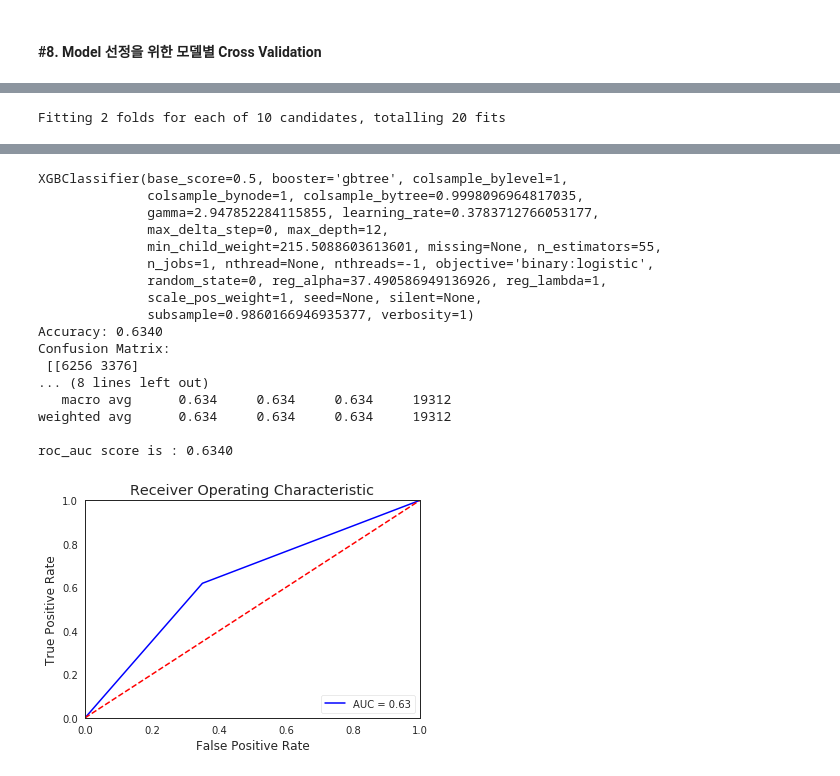
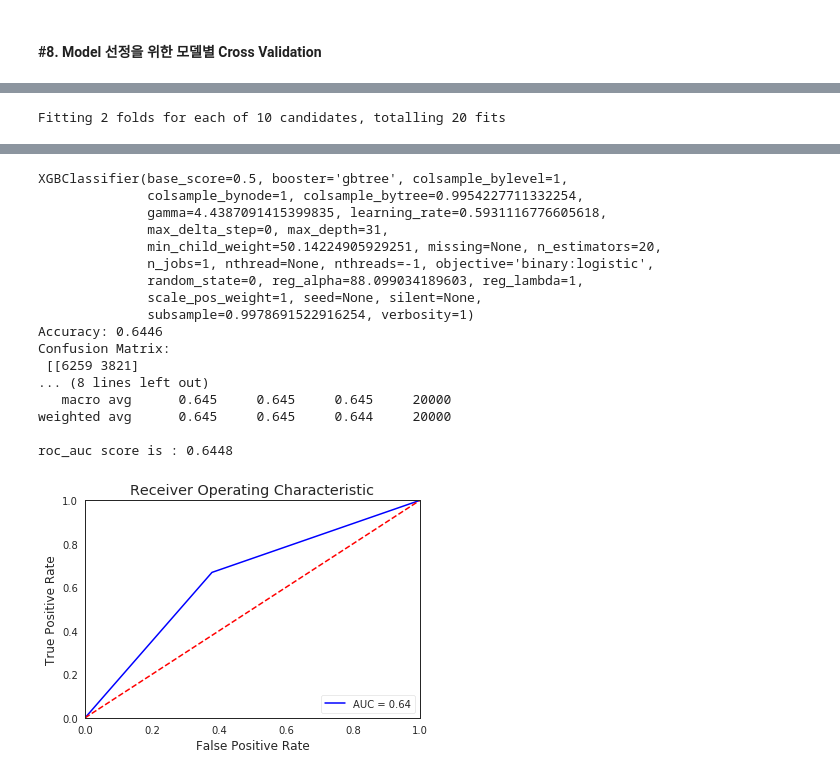
Before and after one commit to jaehyun0220/Colab, a Jupyter notebook: SDS_PublicData_8.ipynb, the cells around one changed output, grey strips where cells are left out. Drawn from its saved outputs; the diff is of its cells as text; code cells hidden in the pictures.

```diff
--- a/SDS_PublicData_8.ipynb
+++ b/SDS_PublicData_8.ipynb
@@ -473,7 +388,7 @@ df_sample.drop(columns=del_num_trans_cols, axis=1, inplace=True)
 ##### #5-3. 내부 수치형 변수 정규화
 # %%
 # 수치형 변수들 중 분포 이슈로 log 값을 취할 필요 있는 변수들 추출
-num_ln_target_features = ['sight_l', 'sight_r', 'AST','ALT']
+num_ln_target_features = ['sight_l', 'sight_r', 'AST','ALT', 'bs_before','serum_creatinine','GammaGTP','tot_cholesterol', 'triglycerides']
 
 # Feature Engineering의 일환으로 Log 값 취한 뒤 Normalization을 하여 변수명 + LN (lognorm)으로 열 추가 후 그래프 다시 그림
 num_ln_cols = list(map(lambda x: "LN_"+str(x), num_ln_target_features))
@@ -996,15 +955,19 @@ print(lda_clf)
 # GridSearch 이전 기본 모델 출력
 result_summary(lda_clf, test_x, test_y)
 
-param_grid = {'solver':['svd','lsqr'],
-              }
-grid_lda_clf = GridSearchCV(lda_clf, param_grid)
 
-grid_lda_clf.fit(train_x, train_y)
-print(grid_lda_clf.best_estimator_)
+# RandomizedSearchCV 결과 Accuracy: 0.6435로 동일하여 아래 코드 수행 안함
+# params = {
+#            "solver":['svd', 'lsqr'],
+#            "tol": st.uniform(1.0e-5, 1.0e-3),
+#         }
+# rs_lad_clf = RandomizedSearchCV(lda_clf, params, n_jobs=-1, cv=3, verbose=1)
 
-# GridSearch 이후 결과 출력
-result_summary(grid_lda_clf.best_estimator_, test_x, test_y) # LDA from 0.6393 to 0.6393
+# rs_lad_clf.fit(train_x, train_y)
+# print(rs_lad_clf.best_estimator_)
+
+# # GridSearch 이후 결과 출력
+# result_summary(rs_lad_clf.best_estimator_, test_x, test_y)
 # %% [output]
 LinearDiscriminantAnalysis(n_components=None, priors=None, shrinkage=None,
                            solver='svd', store_covariance=False, tol=0.0001)
@@ -1051,26 +1018,28 @@ print(xgb_clf)
 # GridSearch 이전 기본 모델 출력
 result_summary(xgb_clf, test_x, test_y)
 
-one_to_left = st.beta(100, 1)
-from_zero_positive = st.expon(0, 50)
+# RandomizedSearchCV 결과 Accuracy: 0.6436에서 0.6446으로 성능 향상 하여 최적 파라미터 찾아 아래 코드 수행 안함
 
-params = {
-    "n_estimators": st.randint(3, 100),
-    "max_depth": st.randint(3, 40),
-    "learning_rate": st.uniform(0.05, 0.9),
-    "colsample_bytree": one_to_left,
-    "subsample": one_to_left,
-    "gamma": st.uniform(0, 10),
-    'reg_alpha': from_zero_positive,
-    "min_child_weight": from_zero_positive,
-}
+# one_to_left = st.beta(100, 1)
+# from_zero_positive = st.expon(0, 50)
 
-rand_xgb_clf = RandomizedSearchCV(xgb_clf, params, n_jobs=-1, cv=2, verbose=1)
-rand_xgb_clf.fit(train_x, train_y)
-print(rand_xgb_clf.best_estimator_)
+# params = {
+#     "n_estimators": st.randint(3, 100),
+#     "max_depth": st.randint(3, 40),
+#     "learning_rate": st.uniform(0.05, 0.9),
+#     "colsample_bytree": one_to_left,
+#     "subsample": one_to_left,
+#     "gamma": st.uniform(0, 10),
+#     'reg_alpha': from_zero_positive,
+#     "min_child_weight": from_zero_positive,
+# }
 
-# GridSearch 이후 결과 출력
-result_summary(rand_xgb_clf.best_estimator_, test_x, test_y) # LDA from 0.6377 to 0.6393
+# rand_xgb_clf = RandomizedSearchCV(xgb_clf, params, n_jobs=-1, cv=2, verbose=1)
+# rand_xgb_clf.fit(train_x, train_y)
+# print(rand_xgb_clf.best_estimator_)
+
+# # GridSearch 이후 결과 출력
+# result_summary(rand_xgb_clf.best_estimator_, test_x, test_y)
 # %% [output]
 XGBClassifier(base_score=0.5, booster='gbtree', colsample_bylevel=1,
               colsample_bynode=1, colsample_bytree=1, gamma=0,
@@ -1096,18 +1065,18 @@ Fitting 2 folds for each of 10 candidates, totalling 20 fits
 XGBClassifier(base_score=0.5, booster='gbtree', colsample_bylevel=1,
-              colsample_bynode=1, colsample_bytree=0.9998096964817035,
-              gamma=2.947852284115855, learning_rate=0.3783712766053177,
-              max_delta_step=0, max_depth=12,
-              min_child_weight=215.5088603613601, missing=None, n_estimators=55,
+              colsample_bynode=1, colsample_bytree=0.9954227711332254,
+              gamma=4.4387091415399835, learning_rate=0.5931116776605618,
+              max_delta_step=0, max_depth=31,
+              min_child_weight=50.14224905929251, missing=None, n_estimators=20,
               n_jobs=1, nthread=None, nthreads=-1, objective='binary:logistic',
-              random_state=0, reg_alpha=37.490586949136926, reg_lambda=1,
+              random_state=0, reg_alpha=88.099034189603, reg_lambda=1,
               scale_pos_weight=1, seed=None, silent=None,
-              subsample=0.9860166946935377, verbosity=1)
-Accuracy: 0.6340
+              subsample=0.9978691522916254, verbosity=1)
+Accuracy: 0.6446
 Confusion Matrix:
- [[6256 3376]
+ [[6259 3821]
 ... (8 lines left out)
-   macro avg      0.634     0.634     0.634     19312
-weighted avg      0.634     0.634     0.634     19312
+   macro avg      0.645     0.645     0.645     20000
+weighted avg      0.645     0.645     0.644     20000
 
-roc_auc score is : 0.6340
+roc_auc score is : 0.6448
-[figure, old version]
+[figure, new version]
```
Also changed, not shown: parts of 28 cells of this notebook.
